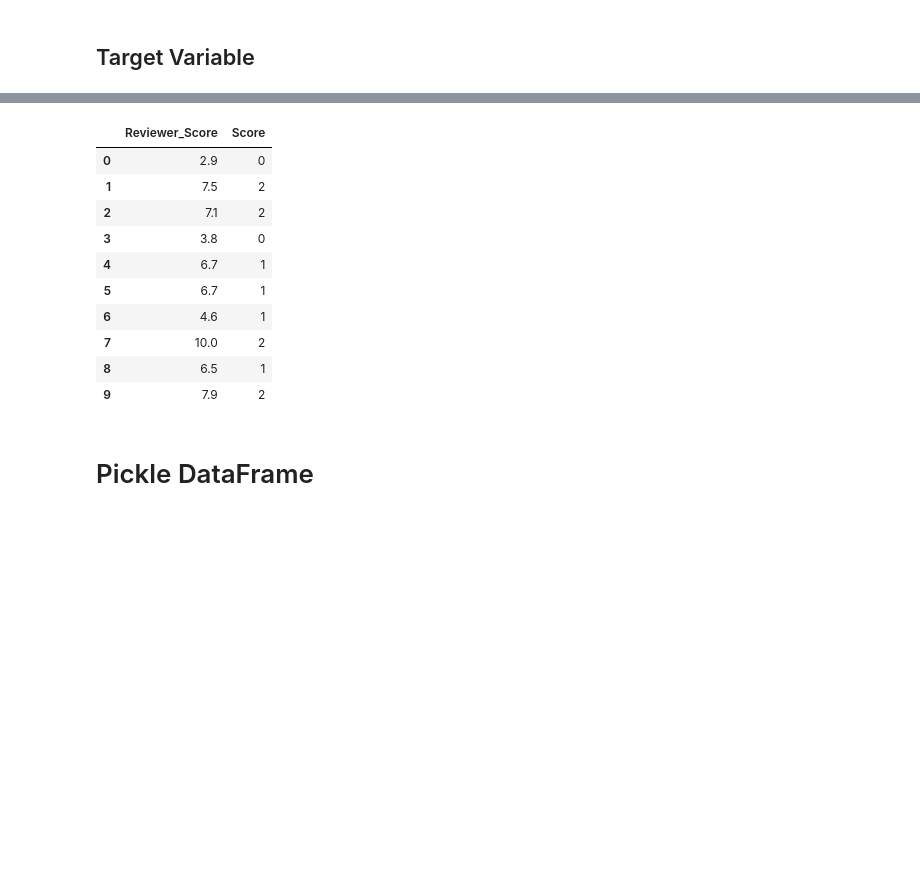
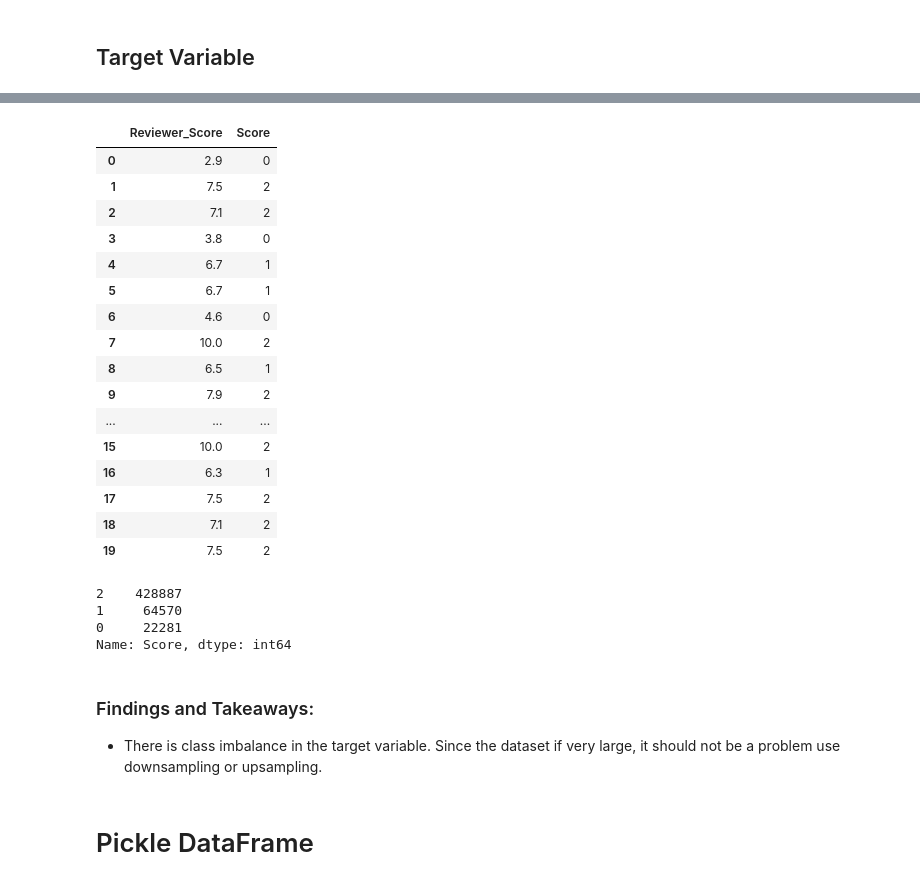
Before and after one commit to ismael-araujo/Hotel-Reviews-Analysis-Using-NLP, a Jupyter notebook: main-notebook.ipynb, the cells around one changed output, grey strips where cells are left out. Drawn from its saved outputs; the diff is of its cells as text; code cells hidden in the pictures; blank space fills up the shorter version.

```diff
--- a/main-notebook.ipynb
+++ b/main-notebook.ipynb
@@ -152,2 +148,0 @@ Index(['Hotel_Address', 'Additional_Number_of_Scoring', 'Review_Date',
-# %%
-df['Sent_Analysis_Neg'] = df['Polarity_Net'].apply(lambda x: 0 if x <= -0.2 )
@@ -160,0 +162,4 @@ df['Sent_Analysis_Neg'] = df['Polarity_Net'].apply(lambda x: 0 if x <= -0.2 )
+# %%
+# Creating function to classify the Sentiment Analysis
+df['Sent_Analysis_Neg'] = df['Polarity_Net'].apply(lambda x: 0 if x < 0 else 1 if x > -0.1 and x < 0.1 else 2)
+df['Sent_Analysis_Pos'] = df['Polarity_Pos'].apply(lambda x: 0 if x < 0 else 1 if x > -0.1 and x < 0.1 else 2)
@@ -182,21 +207,39 @@ df.head(1)
 # %%
 # Create function that turns the Reviewer Score into a classification target with 3 values
-df['Score'] = df['Reviewer_Score'].apply(lambda x: 0 if x <= 4.5 else 1 if x > 4.5 and x < 7.0 else 2)
+df['Score'] = df['Reviewer_Score'].apply(lambda x: 0 if x < 5 else 1 if x >= 5 and x < 7 else 2)
 # %%
 # Checking if function worked
-df[['Reviewer_Score', 'Score']].head(10)
+df[['Reviewer_Score', 'Score']].head(20)
 # %% [output]
 |  | Reviewer_Score | Score |
 | 0 | 2.9 | 0 |
 | 1 | 7.5 | 2 |
 | 2 | 7.1 | 2 |
 | 3 | 3.8 | 0 |
 | 4 | 6.7 | 1 |
 | 5 | 6.7 | 1 |
-| 6 | 4.6 | 1 |
+| 6 | 4.6 | 0 |
 | 7 | 10.0 | 2 |
 | 8 | 6.5 | 1 |
 | 9 | 7.9 | 2 |
+| ... | ... | ... |
+| 15 | 10.0 | 2 |
+| 16 | 6.3 | 1 |
+| 17 | 7.5 | 2 |
+| 18 | 7.1 | 2 |
+| 19 | 7.5 | 2 |
+# %%
+# Checking if there will be class imbalance
+df.Score.value_counts()
+# %% [output]
+2    428887
+1     64570
+0     22281
+Name: Score, dtype: int64
+# %% [markdown]
+### Findings and Takeaways:
+
+- There is class imbalance in the target variable. Since the dataset if very large, it should not be a problem use downsampling or upsampling.
 # %% [markdown]
 # Pickle DataFrame
 # %%
```
Also changed, not shown: parts of 12 cells of this notebook.
